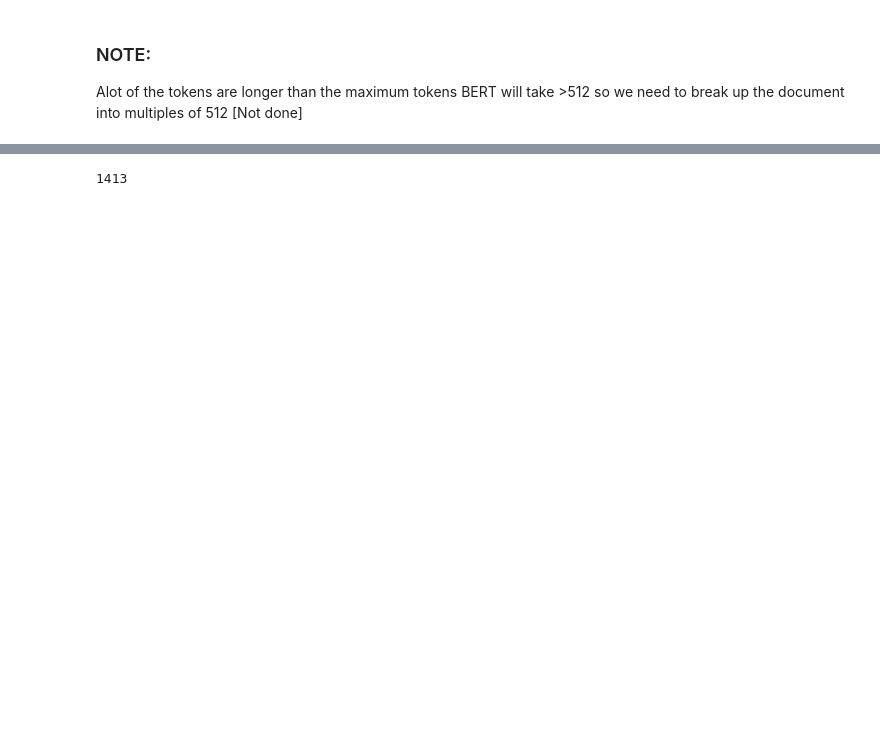
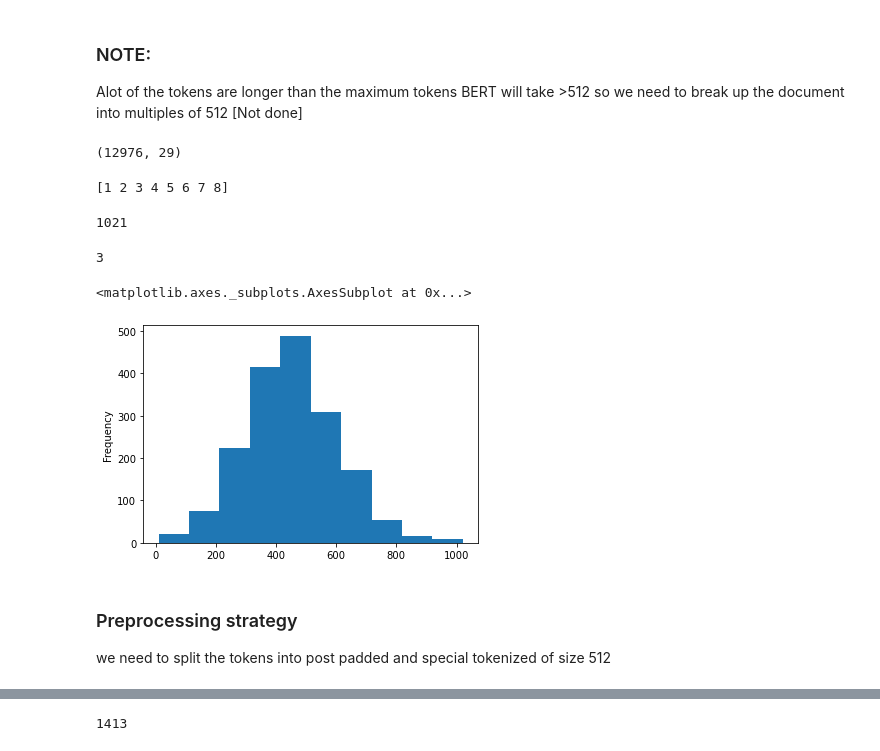
Before and after one commit to thomasbowes/MAST30034-FINAL-PROJECT, a Jupyter notebook: Word Tokenisations/BERT/[1.4] BERT_Tokenization-Copy1.ipynb, the cells around one changed output, grey strips where cells are left out. Drawn from its saved outputs; the diff is of its cells as text; code cells hidden in the pictures; blank space fills up the shorter version.

```diff
--- a/Word Tokenisations/BERT/[1.4] BERT_Tokenization-Copy1.ipynb
+++ b/Word Tokenisations/BERT/[1.4] BERT_Tokenization-Copy1.ipynb
@@ -15,3 +33,8 @@ data = pd.read_excel('../../dataset/training_set_rel3.xlsx')
+# %%
+# just copy the location of the dataset folder replace "\" with "/"
+# encoding "ANSI" might be for windows not sure
+
+data = pd.read_csv('C:/Users/lowkt/Anaconda Files/Applied Data Science/Final_project_git/MAST30034-FINAL-PROJECT/dataset/training_set_rel3.tsv', sep='\t', header=0, encoding="ANSI")
 # %%
 data.head()
 # %% [output]
@@ -41,14 +72,15 @@ data_tokenize = data
 
 data_tokenize["doc_token"] = data_tokenize.iloc[:,2]
 # %%
+%%time
 #data_tokenise.iloc[:,-1] = tokenizer.tokenize(data_tokenise.iloc[:,-1]) - didnt work
 
 
 #tokenize words to token
 data_tokenize["doc_token"] = data_tokenize.apply(lambda row: tokenizer.tokenize(row['doc_token']), axis=1)
 
-#tokenize word into id plus CLS (classifier token) and SEP (seperator token)
-data_tokenize["doc_token_id"] = data_tokenize.apply(lambda row: tokenizer.encode(row['essay'], add_special_tokens = True), axis=1)
+# #tokenize word into id plus CLS (classifier token) and SEP (seperator token)
+# data_tokenize["doc_token_id"] = data_tokenize.apply(lambda row: tokenizer.encode(row['essay'], add_special_tokens = True), axis=1)
 
 
 data_tokenize.head()
@@ -80,3 +96,32 @@ Token indices sequence length is longer than the specified maximum sequence leng
 # %% [markdown]
 ### NOTE:
  Alot of the tokens are longer than the maximum tokens BERT will take >512 so we need to break up the document into multiples of 512 [Not done]
+# %%
+data_tokenize.shape
+# %% [output]
+(12976, 29)
+# %%
+data_tokenize['doc_len_raw'] = data_tokenize.loc[:,"doc_token"].apply(lambda x: len(x))
+
+essay_set = data_tokenize.essay_set.unique()
+print(essay_set)
+
+
+
+essay_1 = data_tokenize.loc[data_tokenize["essay_set"] == essay_set[0], :]
+
+essay_1.doc_len_raw.max()
+# %% [output]
+[1 2 3 4 5 6 7 8]
+1021
+# %%
+import math
+
+math.ceil(essay_1.doc_len_raw.max()/510)
+# %% [output]
+3
+# %%
+essay_1.doc_len_raw.plot.hist()
+# %% [output]
+<matplotlib.axes._subplots.AxesSubplot at 0x...>
+[figure, added]
@@ -82,0 +140,4 @@ Token indices sequence length is longer than the specified maximum sequence leng
+# %% [markdown]
+### Preprocessing strategy
+
+we need to split the tokens into post padded and special tokenized of size 512
```
Also changed, not shown: parts of 45 cells of this notebook.
